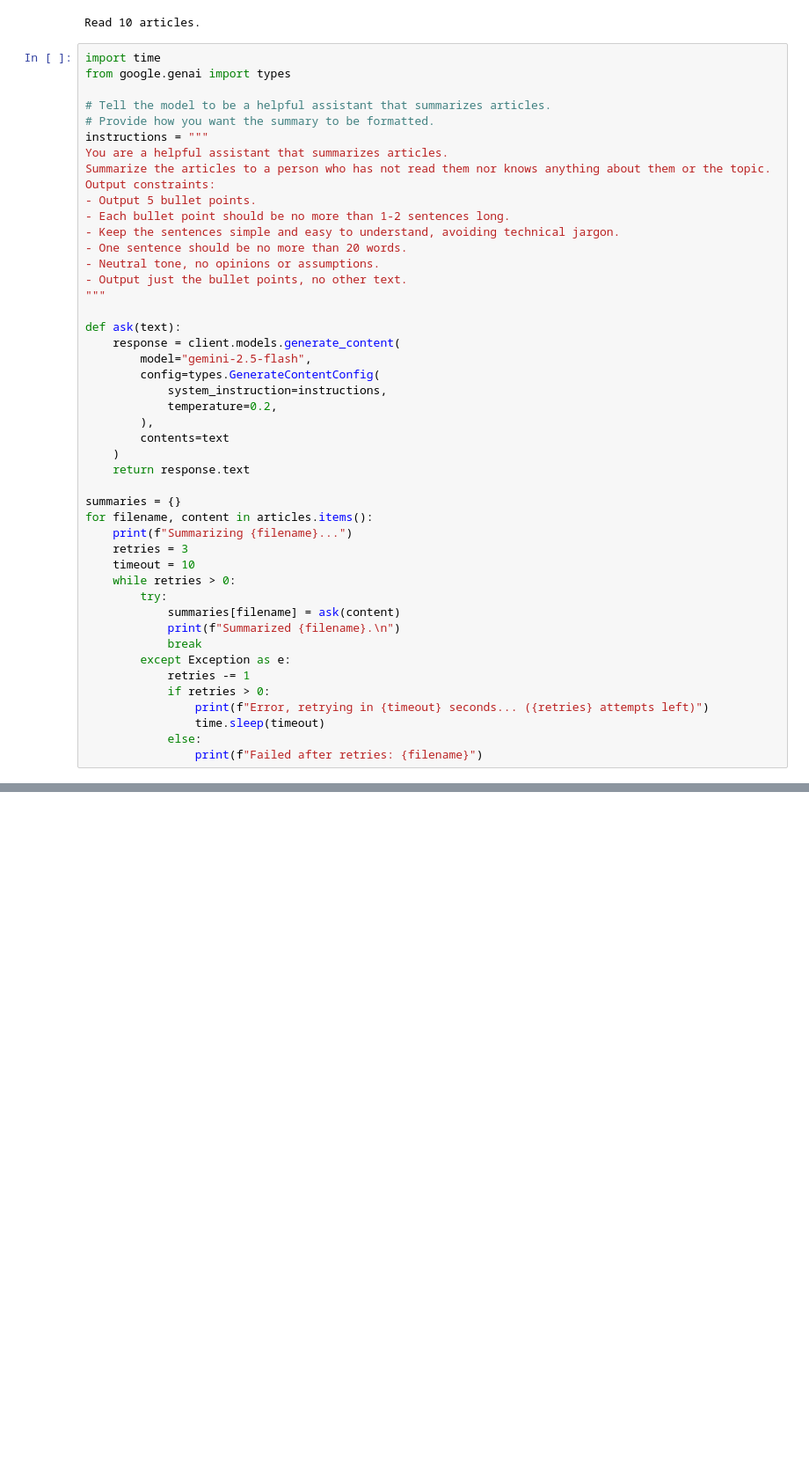
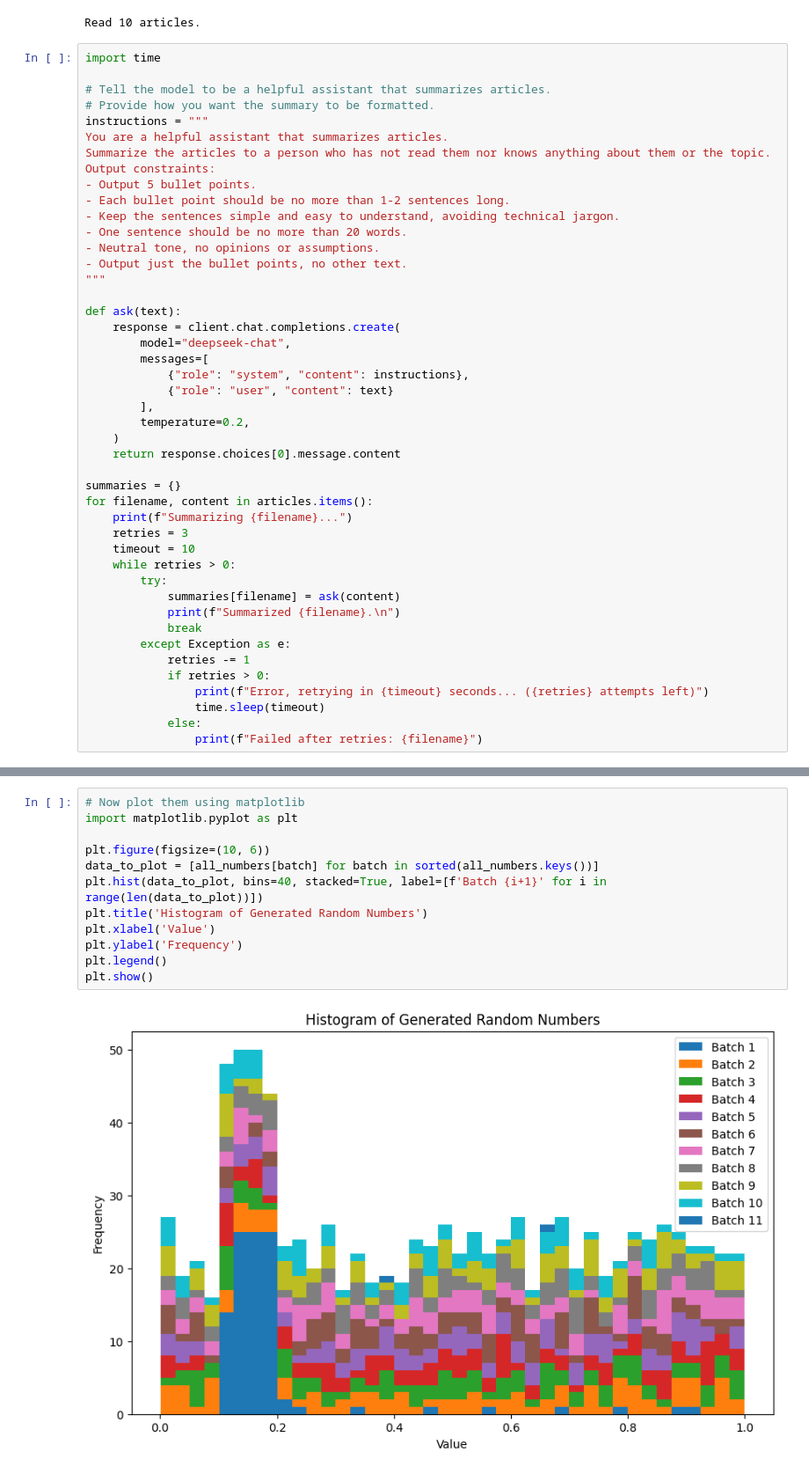
Before and after one commit to user5427/LLM-learning, a Jupyter notebook: homework/hm_1/homework.ipynb, the cells around one changed output, grey strips where cells are left out. Shown at 88% size. Cells and saved outputs as stored; diff of their text form; blank space fills up the shorter version.

```diff
--- a/homework/hm_1/homework.ipynb
+++ b/homework/hm_1/homework.ipynb
@@ -62,7 +38,6 @@ print(f"Read {len(articles)} articles.")
 Read 10 articles.
 # %%
 import time
-from google.genai import types
 
 # Tell the model to be a helpful assistant that summarizes articles.
 # Provide how you want the summary to be formatted.
@@ -79,15 +54,15 @@ Output constraints:
 """
 
 def ask(text):
-    response = client.models.generate_content(
-        model="gemini-2.5-flash",
-        config=types.GenerateContentConfig(
-            system_instruction=instructions,
-            temperature=0.2,
-        ),
-        contents=text
+    response = client.chat.completions.create(
+        model="deepseek-chat",
+        messages=[
+            {"role": "system", "content": instructions},
+            {"role": "user", "content": text}
+        ],
+        temperature=0.2,
     )
-    return response.text
+    return response.choices[0].message.content
 
 summaries = {}
 for filename, content in articles.items():
@@ -153,0 +210,14 @@ Summary of OSM.txt:
+# %%
+# Now plot them using matplotlib
+import matplotlib.pyplot as plt
+
+plt.figure(figsize=(10, 6))
+data_to_plot = [all_numbers[batch] for batch in sorted(all_numbers.keys())]
+plt.hist(data_to_plot, bins=40, stacked=True, label=[f'Batch {i+1}' for i in range(len(data_to_plot))])
+plt.title('Histogram of Generated Random Numbers')
+plt.xlabel('Value')
+plt.ylabel('Frequency')
+plt.legend()
+plt.show()
+# %% [output]
+[figure, added]
```
Also changed, not shown: parts of 7 cells of this notebook, 1 other file.
